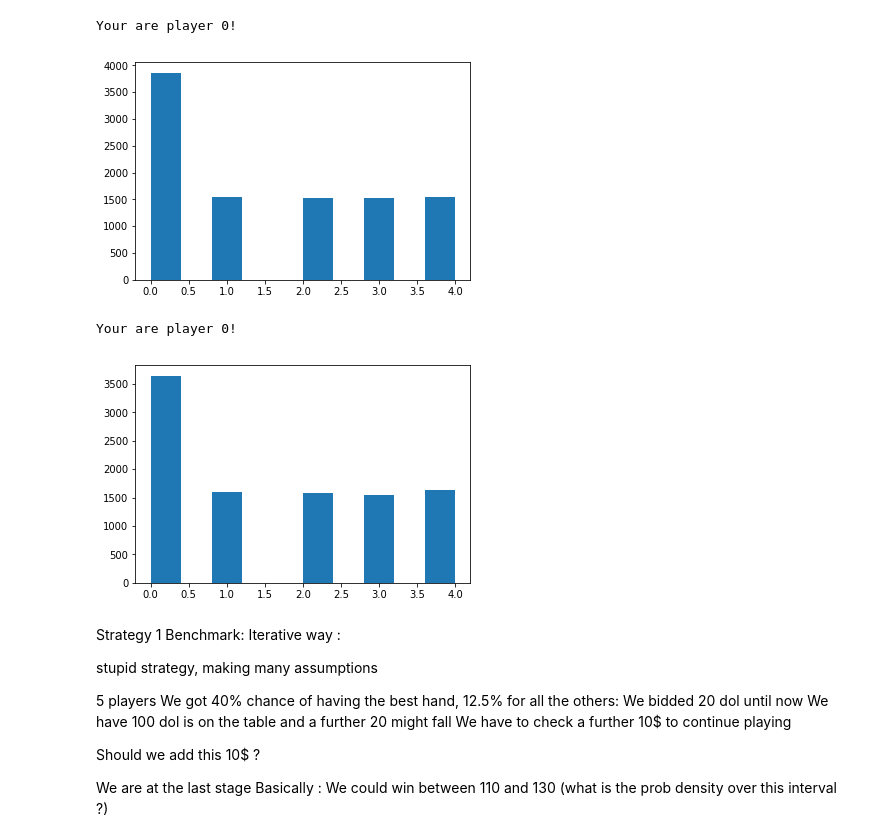
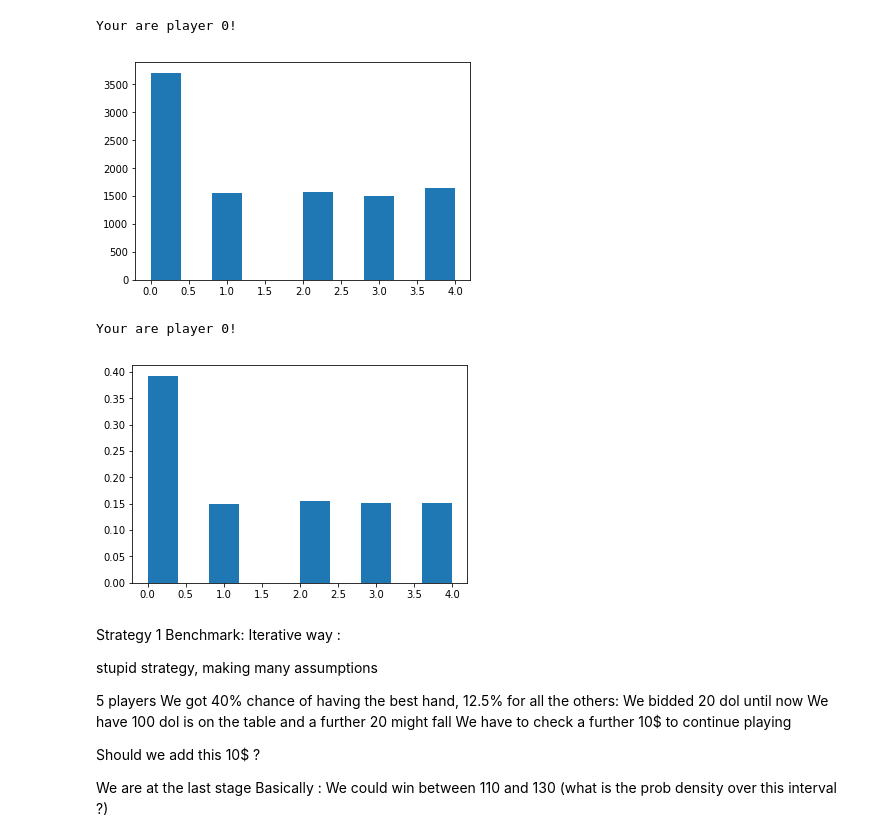
Before and after one commit to LouisEchard/ML_MiniProjects, a Jupyter notebook: PokerSolver.ipynb, the cells around one changed output. Cells and saved outputs as stored; diff of their text form; code cells hidden in the pictures.

```diff
--- a/PokerSolver.ipynb
+++ b/PokerSolver.ipynb
@@ -259,11 +259,13 @@ def getValue(aHand:hand) -> float:
 # for i in range(0,nbPlayers):
 #     print(myBigHands[i].visualizeHand())
 # %%
-class game():
+#@deprecated
+class game_simple():
 
     __slots__ = "nbPlayers", "deck", "smallHands", "bigHands", "river", "judgerEnabler", 'winner', 'forcedCards'
 
     def __init__(self, nbOfPlayer_ : int, forcedCards_:bool = False):
+        print('This function is deprecated, only used to calculate simple probabilities of best hand, use game class for real game')
         self.judgerEnabler = 0
         self.nbPlayers = nbOfPlayer_
         self.deck = deck()
@@ -372,7 +605,7 @@ myCard2 = card('♦','A')
 
 for i in range(0,myNbOfSim):
 
-    myGame = game(nbOfPlayer_=myNbOfPlayer, forcedCards_ = myForcedCards)
+    myGame = game_simple(nbOfPlayer_=myNbOfPlayer, forcedCards_ = myForcedCards)
     myGame.dealCards(myCard1, myCard2)
     myGame.dealFlop()
     myGame.dealTurn()
@@ -384,35 +617,36 @@ Your are player 0!
 plt.hist(myWinners)
 plt.show()
 # %% [output]
-[figure, old version]
+[figure, new version]
 # %%
 #todo: fix the game there are still some issue, if I have the same color I should get a better chance of winning
 # %%
 myWinners = []
 
 myNbOfSim = 10000
 myForcedCards = True
 myNbOfPlayer = 5
 
 if myForcedCards:
     print("Your are player 0!")
 
 myCard1 = card('♥','K')
-myCard2 = card('♦','A')
+myCard2 = card('♥','A')
 
 for i in range(0,myNbOfSim):
 
-    myGame = game(nbOfPlayer_=myNbOfPlayer, forcedCards_ = myForcedCards)
+    myGame = game_simple(nbOfPlayer_=myNbOfPlayer, forcedCards_ = myForcedCards)
     myGame.dealCards(myCard1, myCard2)
     myGame.dealFlop()
     myGame.dealTurn()
     myGame.dealRiver()
     myWinners.append(myGame.getWinner())
-plt.hist(myWinners)
+weights = np.ones_like(myWinners)/float(len(myWinners))
+plt.hist(myWinners,weights=weights)
 plt.show()
 # %% [output]
 Your are player 0!
-[figure, old version]
+[figure, new version]
 # %%
 
 class Strategies():
```
Also changed, not shown: parts of 5 cells of this notebook.
